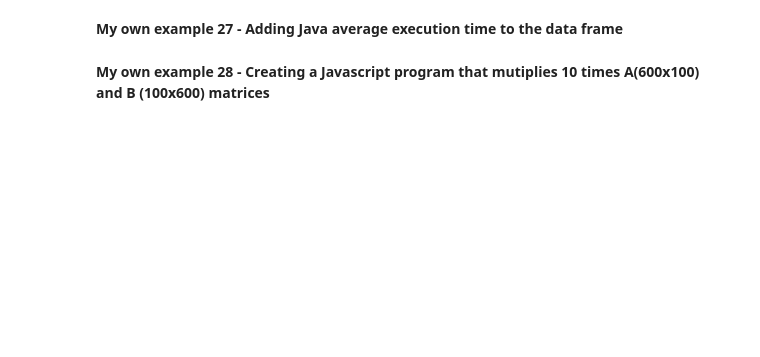
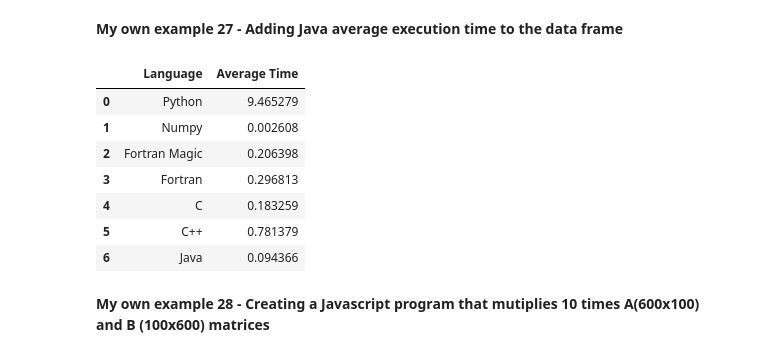
Before and after one commit to JustPersy/MetNumUN2024I-Lab2, a Jupyter notebook: Lab2_CristianCastillo.ipynb, the cells around one changed output. Saved outputs shown, nothing was run; the diff lists cells and outputs as text; code cells hidden in the pictures; blank space fills up the shorter version.

```diff
--- a/Lab2_CristianCastillo.ipynb
+++ b/Lab2_CristianCastillo.ipynb
@@ -770,2 +806,19 @@ The extension _fortran_magic_fce360c57447ec64a1af593f03ad9d8d is already loaded.
 # %% [markdown]
 **My own example 18 - Adding Fortran average execution time to the data frame**
+# %%
+import subprocess
+
+# Ejecutar el programa Fortran y capturar la salida
+result = subprocess.run(["./tmpf"], capture_output=True, text=True)
+
+# Procesar la salida
+output_lines = result.stdout.strip().split("\n")
+
+# Extraer el tiempo promedio desde la última línea que contiene "Tiempo promedio por multiplicación"
+for line in output_lines:
+    if "Tiempo promedio por multiplicación" in line:
+        average_time_fortran = float(line.split()[-2])  # Extraer el penúltimo elemento como número
+        break
+
+# Imprimir el tiempo promedio
+print("Average Time in Fortran:", average_time_fortran)
@@ -1019,5 +1123,17 @@ public class MatrixMultiplication {
 # %% [markdown]
 **My own example 27 - Adding Java average execution time to the data frame**
+# %%
+df = pd.concat([df , pd.DataFrame({'Language': ['Java'], 'Average Time': [0.0943664593]})], ignore_index=True)
+df
+# %% [output]
+|  | Language | Average Time |
+| 0 | Python | 9.465279 |
+| 1 | Numpy | 0.002608 |
+| 2 | Fortran Magic | 0.206398 |
+| 3 | Fortran | 0.296813 |
+| 4 | C | 0.183259 |
+| 5 | C++ | 0.781379 |
+| 6 | Java | 0.094366 |
 # %% [markdown]
 **My own example 28 - Creating a Javascript program that mutiplies 10 times A(600x100) and  B (100x600) matrices**
 # %%
```
Also changed, not shown: parts of 67 cells of this notebook.
